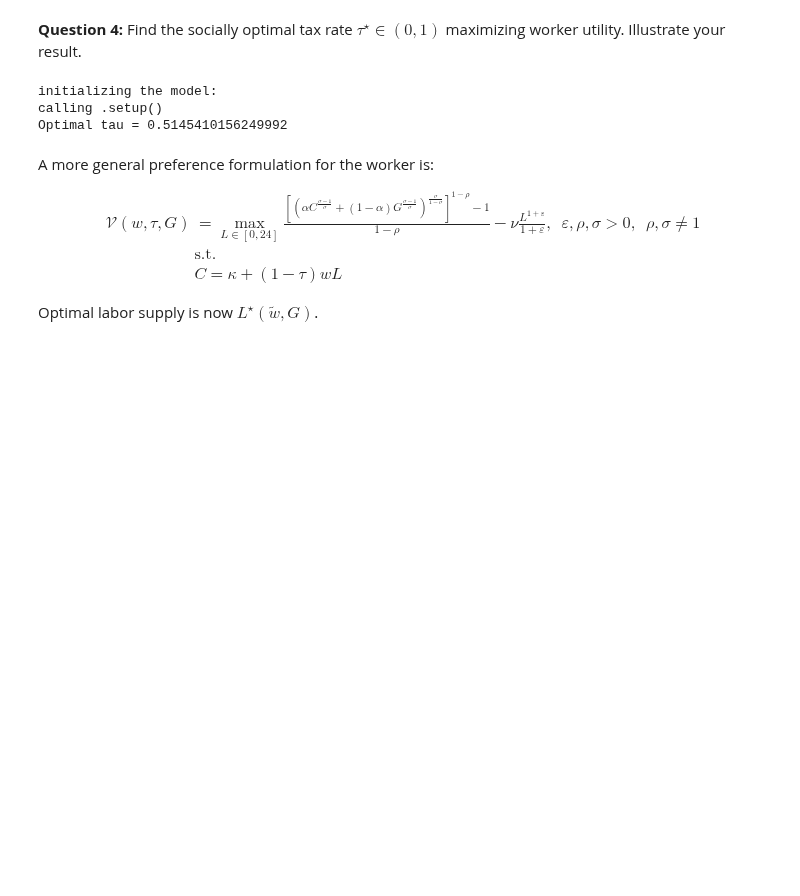
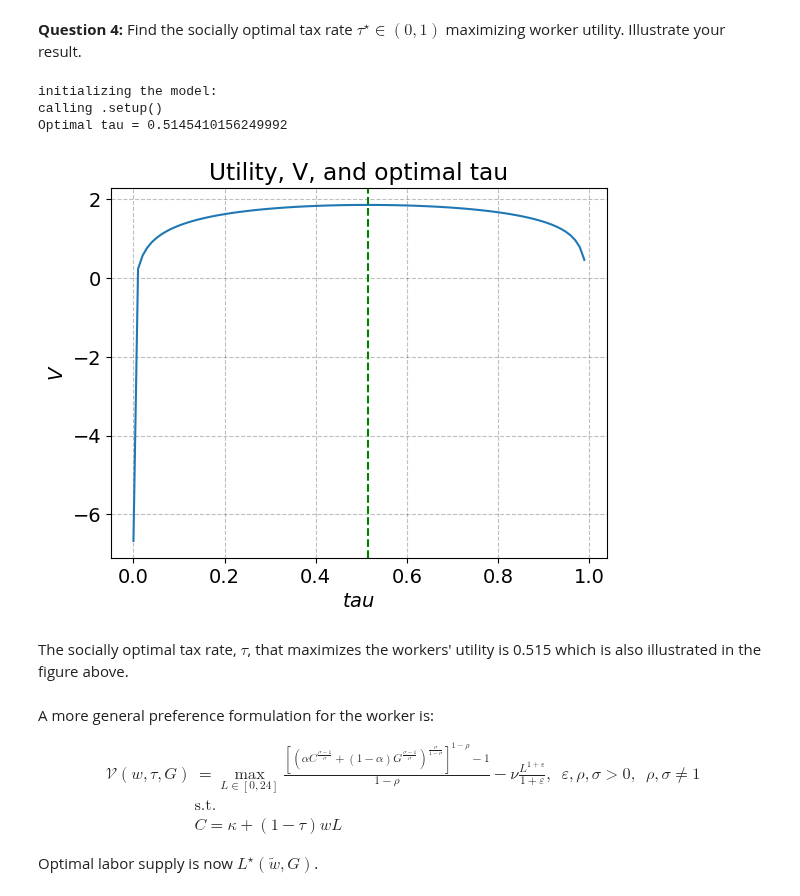
Before and after one commit to NumEconCopenhagen/projects-2023-julie-ida-ida, a Jupyter notebook: Exam/Exam-2023-answer.ipynb, the cells around one changed output. Cells and saved outputs as stored; diff of their text form; code cells hidden in the pictures; blank space fills up the shorter version.

```diff
--- a/Exam/Exam-2023-answer.ipynb
+++ b/Exam/Exam-2023-answer.ipynb
@@ -212,18 +234,34 @@ ax.set_ylabel('$V$');
 # %% [markdown]
 **Question 4:** Find the socially optimal tax rate $\tau^{\star}\in(0,1)$ maximizing worker utility. Illustrate your result.
-# %%
-# Importing class
-from Exam import examclass1 as exam1
-
-# Importing functions
-function = exam1()
-
-# Calculating optimal tau
-tau = function.optimal_tau()
-# %% [output]
-initializing the model:
-calling .setup()
-Optimal tau = 0.5145410156249992
+# %%
+# Importing class
+from Exam import examclass1 as exam1
+import matplotlib.pyplot as plt
+
+# Importing functions
+function = exam1()
+
+# Calculating optimal tau
+result = function.optimal_tau()
+tau_optimal = result.x[0]
+
+# Figure
+fig4 = plt.figure()
+ax = fig4.add_subplot(1, 1, 1)
+ax.plot(tau_values, V_values_new)
+ax.axvline(x=tau_optimal, color='g', linestyle='--')  # Adding vertical line
+ax.set_title('Utility, V, and optimal tau')
+ax.set_xlabel('$tau$')
+ax.set_ylabel('$V$')
+
+plt.show()
+# %% [output]
+initializing the model:
+calling .setup()
+Optimal tau = 0.5145410156249992
+[figure, added]
+# %% [markdown]
+The socially optimal tax rate, $\tau$, that maximizes the workers' utility is 0.515 which is also illustrated in the figure above.
 # %% [markdown]
 A more general preference formulation for the worker is:
 
```
Also changed, not shown: parts of 21 cells of this notebook, 1 other file.
